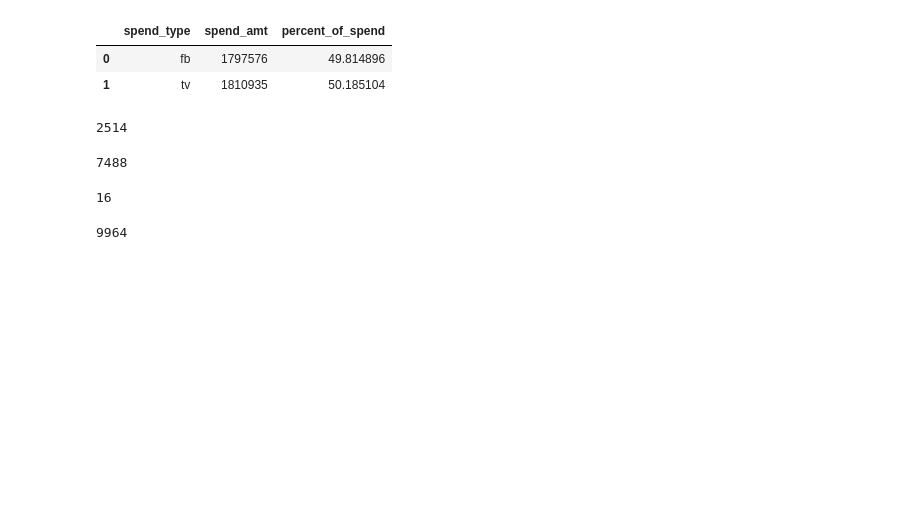
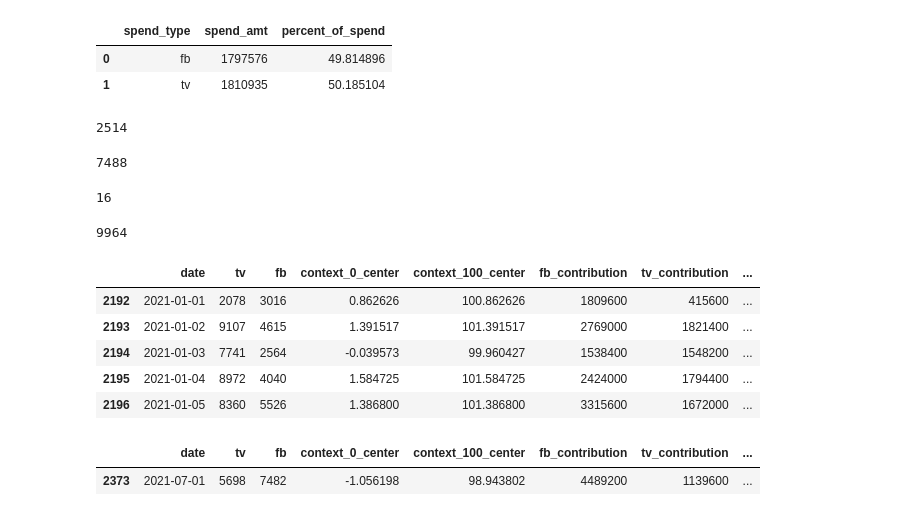
Before and after one commit to extrospective/mmm-toy-data, a Jupyter notebook: MMMToyDataSetTwoPaidVarBalSpendEffectRatio.ipynb, the cells around one changed output. Drawn from its saved outputs; the diff is of its cells as text; code cells hidden in the pictures; blank space fills up the shorter version.

```diff
--- a/MMMToyDataSetTwoPaidVarBalSpendEffectRatio.ipynb
+++ b/MMMToyDataSetTwoPaidVarBalSpendEffectRatio.ipynb
@@ -154,3 +158,17 @@ df2021.tv.min()
 df2021.tv.max()
 # %% [output]
 9964
+# %%
+df2021.head(5)
+# %% [output]
+|  | date | tv | fb | context_0_center | context_100_center | fb_contribution | tv_contribution | ... |
+| 2192 | 2021-01-01 | 2078 | 3016 | 0.862626 | 100.862626 | 1809600 | 415600 | ... |
+| 2193 | 2021-01-02 | 9107 | 4615 | 1.391517 | 101.391517 | 2769000 | 1821400 | ... |
+| 2194 | 2021-01-03 | 7741 | 2564 | -0.039573 | 99.960427 | 1538400 | 1548200 | ... |
+| 2195 | 2021-01-04 | 8972 | 4040 | 1.584725 | 101.584725 | 2424000 | 1794400 | ... |
+| 2196 | 2021-01-05 | 8360 | 5526 | 1.386800 | 101.386800 | 3315600 | 1672000 | ... |
+# %%
+df2021[df2021.date=='2021-07-01']
+# %% [output]
+|  | date | tv | fb | context_0_center | context_100_center | fb_contribution | tv_contribution | ... |
+| 2373 | 2021-07-01 | 5698 | 7482 | -1.056198 | 98.943802 | 4489200 | 1139600 | ... |
```
Also changed, not shown: parts of 1 cell of this notebook, 2 other files.
